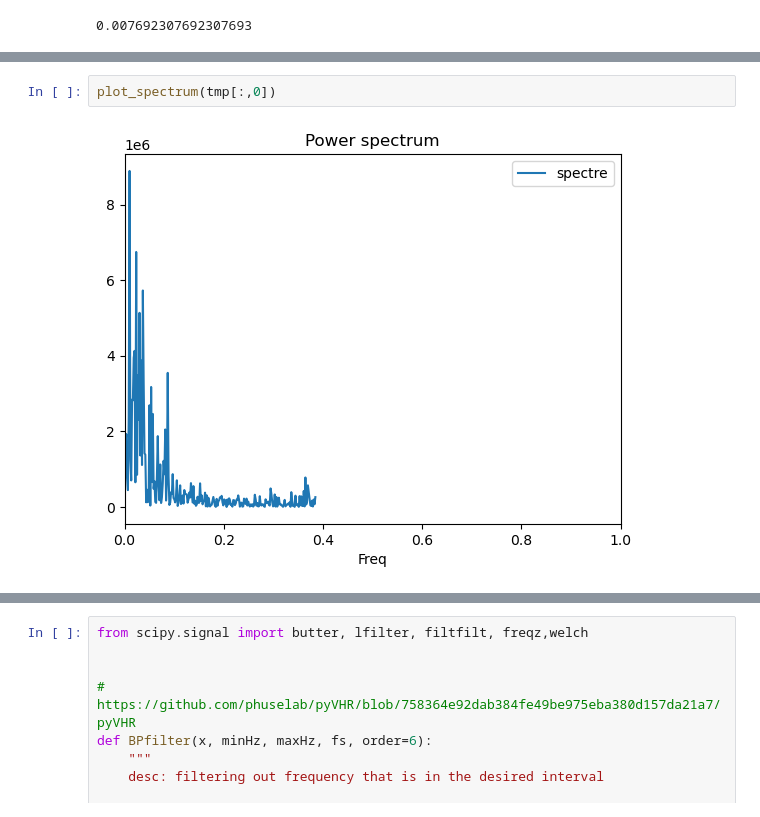
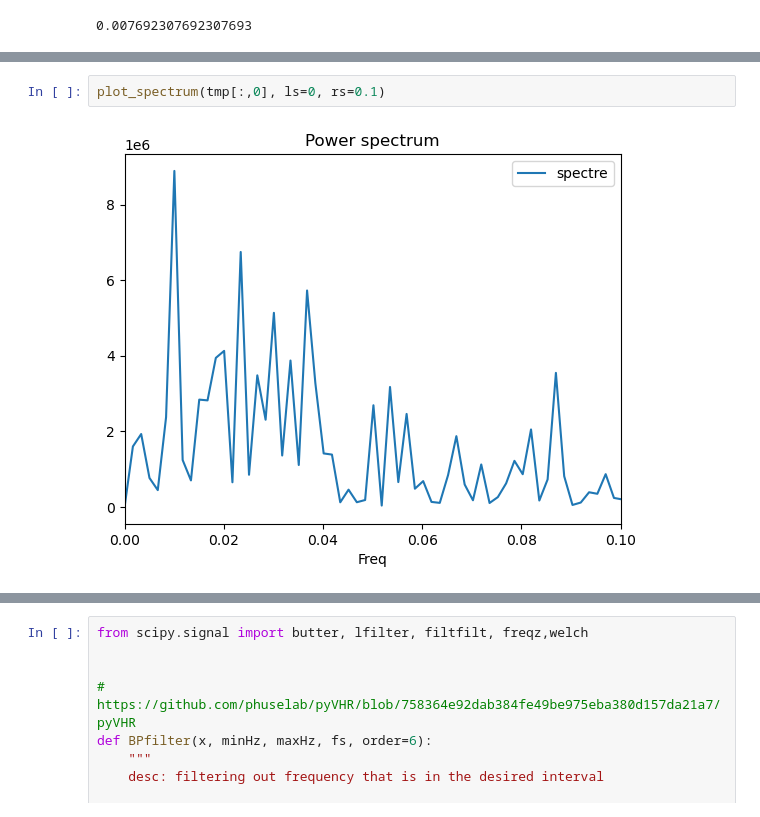
Before and after one commit to MIPLabCH/emoguide_gradients, a Jupyter notebook: 01_explore-loading.ipynb, the cells around one changed output, grey strips where cells are left out. Saved outputs shown, nothing was run; the diff lists cells and outputs as text.

```diff
--- a/01_explore-loading.ipynb
+++ b/01_explore-loading.ipynb
@@ -402,4 +428,4 @@ plt.show()
 # %%
-plot_spectrum(tmp[:,0])
+plot_spectrum(tmp[:,0], ls=0, rs=0.1)
 # %% [output]
-[figure, old version]
+[figure, new version]
```
Also changed, not shown: parts of 9 cells of this notebook, 3 other files.
